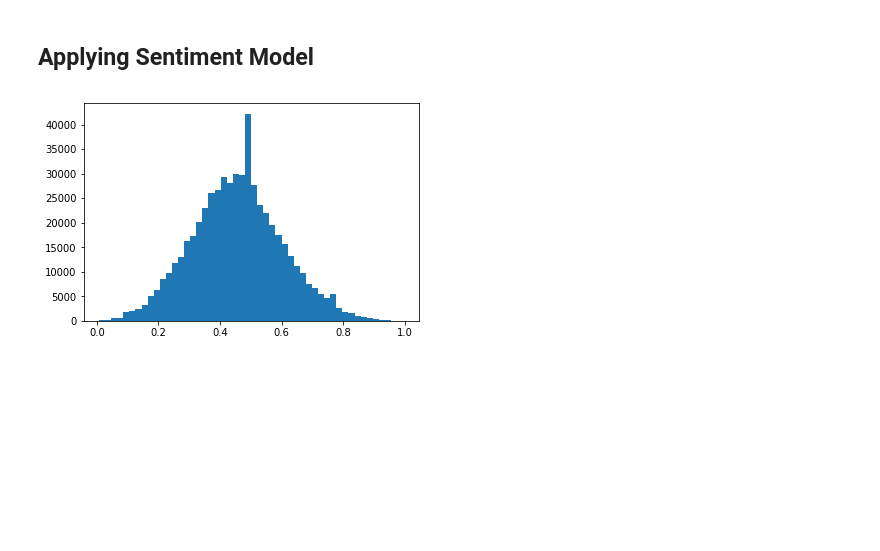
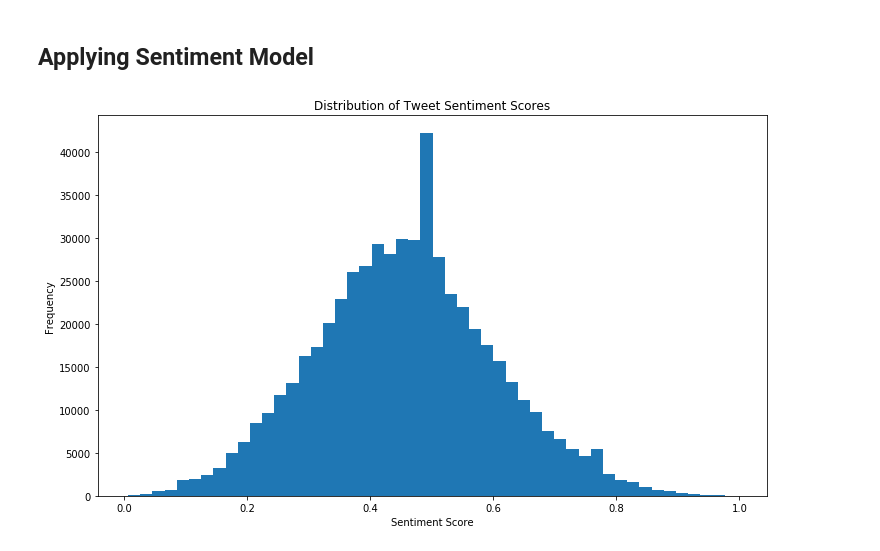
Before and after one commit to NYU-CDS-Capstone-Project/NotablyLoftyPotential, a Jupyter notebook: Applying Sentiment Model to Tweet Corpus.ipynb, the cells around one changed output. Cells and saved outputs as stored; diff of their text form; code cells hidden in the pictures; blank space fills up the shorter version.

```diff
--- a/Applying Sentiment Model to Tweet Corpus.ipynb
+++ b/Applying Sentiment Model to Tweet Corpus.ipynb
@@ -32,10 +32,14 @@ prediction_nb = nb_model.predict(test_vecs)
 df_base['predicted_sentiment']=prediction_nb
 df_base['negative_sentiment_prob']= 1-nb_model.predict_proba(test_vecs)[:,1]
 # %%
+plt.figure(figsize=(12,7))
 df_base['predicted_sentiment'].value_counts()
 plt.hist(df_base['negative_sentiment_prob'], bins=50)
+plt.title('Distribution of Tweet Sentiment Scores')
+plt.xlabel('Sentiment Score')
+plt.ylabel('Frequency')
 plt.show()
 # %% [output]
-[figure, old version]
+[figure, new version]
 # %%
 df_base.to_csv('data_cleaned_w_sentiment.csv', index=False)
```
Also changed, not shown: 4 other files.
